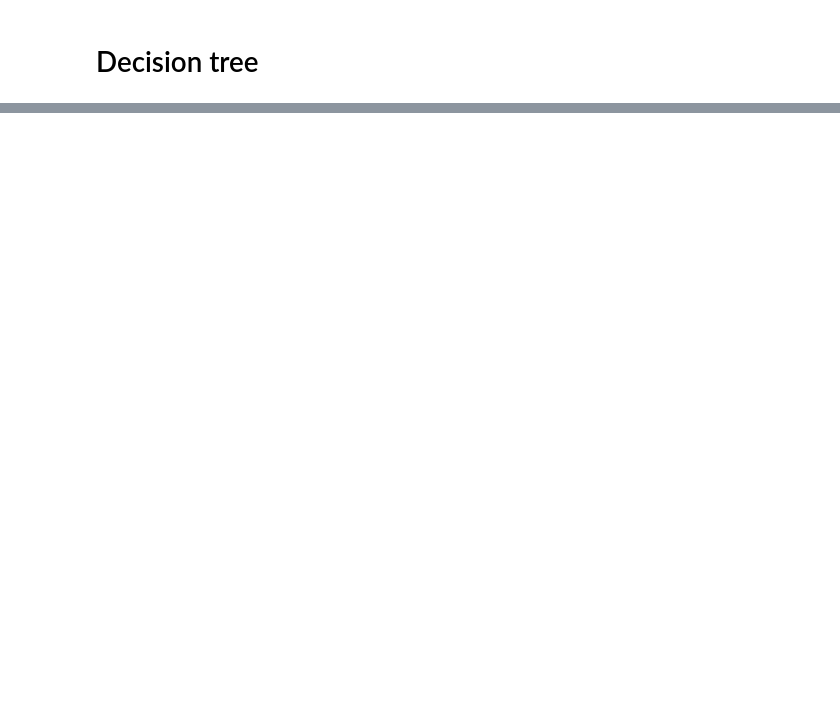
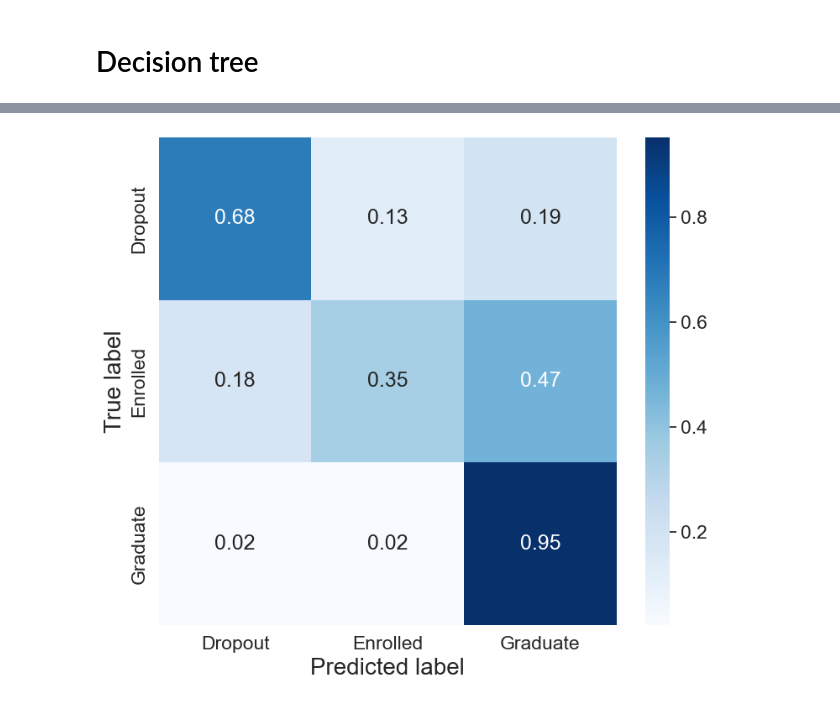
Before and after one commit to m-nader/FYS-STK4155-group14, a Jupyter notebook: project_3/Code/decision_tree_adjusted_data.ipynb, the cells around one changed output, grey strips where cells are left out. Cells and saved outputs as stored; diff of their text form; code cells hidden in the pictures; blank space fills up the shorter version.

```diff
--- a/project_3/Code/decision_tree_adjusted_data.ipynb
+++ b/project_3/Code/decision_tree_adjusted_data.ipynb
@@ -176,0 +213,23 @@ Test accuracy = 0.6711864406779661 and train accuracy = 1.0
+# %%
+class_names = clf.classes_
+
+y_pred = clf.predict(x_test)
+
+
+cm_counts = confusion_matrix(y_test, y_pred, labels=class_names)
+
+cm_norm = confusion_matrix(y_test, y_pred, labels=class_names, normalize='true')
+
+
+sns.set(font_scale=1.5)
+plt.figure(figsize=(8, 7))
+sns.heatmap(pd.DataFrame(cm_norm, index=class_names, columns=class_names), annot=True, fmt=".2f", cmap="Blues",
+            xticklabels=target_names,
+            yticklabels=target_names)
+plt.xlabel("Predicted label", fontsize=20)
+plt.ylabel("True label", fontsize=20)
+plt.tight_layout()
+plt.savefig('../Figures/tree_confusion_matrix.png', dpi=300, bbox_inches='tight')
+plt.show()
+# %% [output]
+[figure, added]
```
Also changed, not shown: parts of 19 cells of this notebook, 14 other files.
